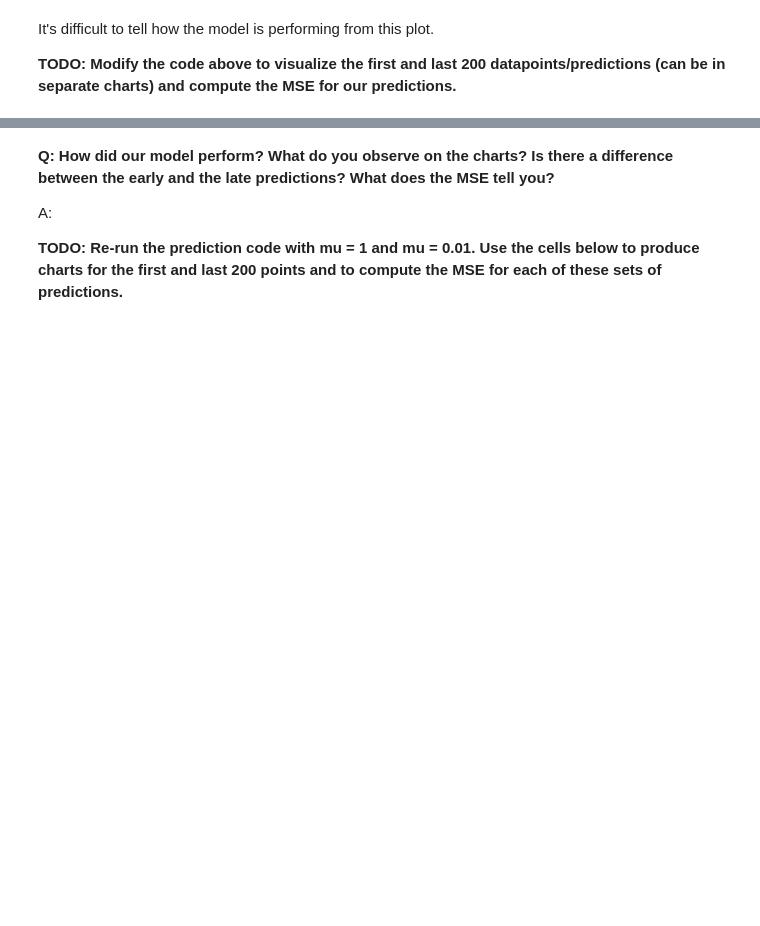
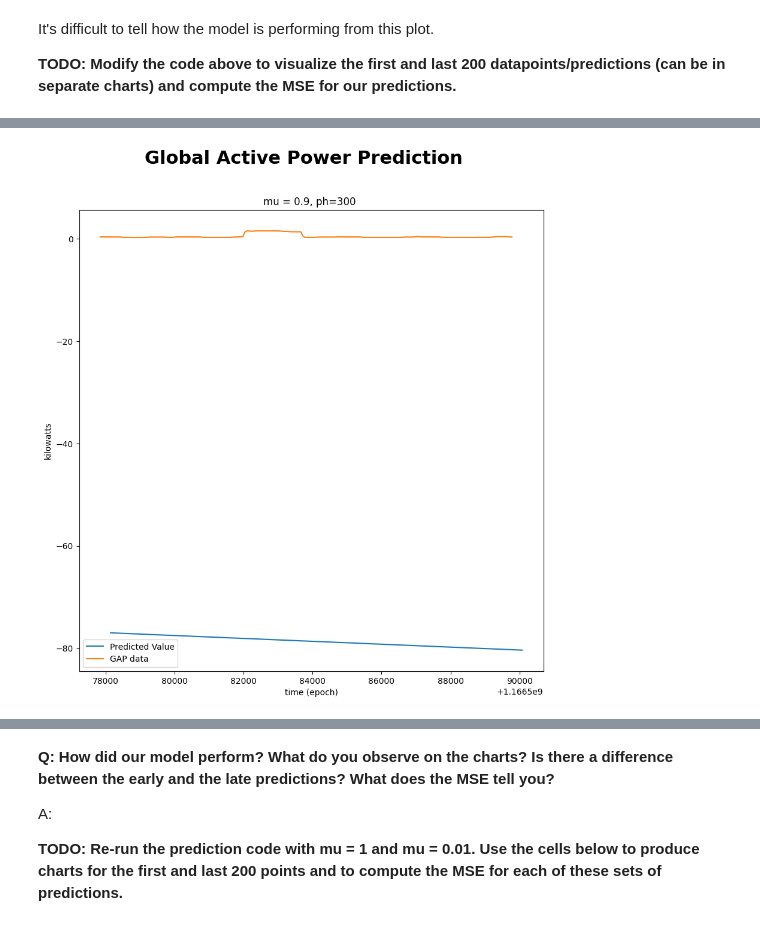
Before and after one commit to BPALAN-USD/AAI-530, a Jupyter notebook: AAI530_Assignment3_BhavinPalan.ipynb, the cells around one changed output, grey strips where cells are left out. Saved outputs shown, nothing was run; the diff lists cells and outputs as text; code cells hidden in the pictures; blank space fills up the shorter version.

```diff
--- a/AAI530_Assignment3_BhavinPalan.ipynb
+++ b/AAI530_Assignment3_BhavinPalan.ipynb
@@ -179,3 +207,32 @@ It's difficult to tell how the model is performing from this plot.
+# %%
+#Plot last 200 data points/predictions
+
+n_plot = 200
+
+fig, ax = plt.subplots(figsize=(10, 10))
+fig.suptitle('Global Active Power Prediction', fontsize=22, fontweight='bold')
+ax.set_title('mu = %g, ph=%g ' % (mu, ph))
+
+# Predicted values (last 200)
+ax.plot(
+    tp_pred[-n_plot:],
+    yp_pred[-n_plot:],
+    label='Predicted Value'
+)
+
+# Ground truth (last 200)
+ax.plot(
+    ts.iloc[n_s - n_plot:n_s, 0],
+    ys.iloc[n_s - n_plot:n_s, 0],
+    label='GAP data'
+)
+
+ax.set_xlabel('time (epoch)')
+ax.set_ylabel('kilowatts')
+ax.legend()
+plt.show()
+# %% [output]
+[figure, added]
 # %%
 #Calculate MSE of predictions
 print("MSE is", mse(ys['Global_active_power'][ph_index:5000+ph_index-1],yp_pred))
```
Also changed, not shown: parts of 6 cells of this notebook.
